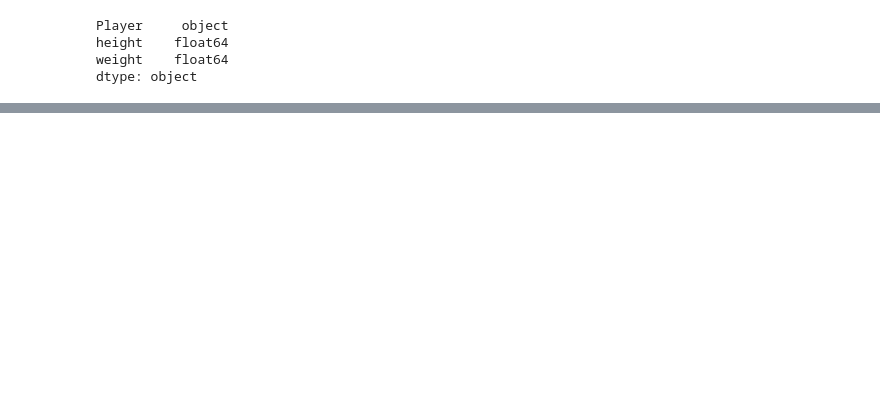
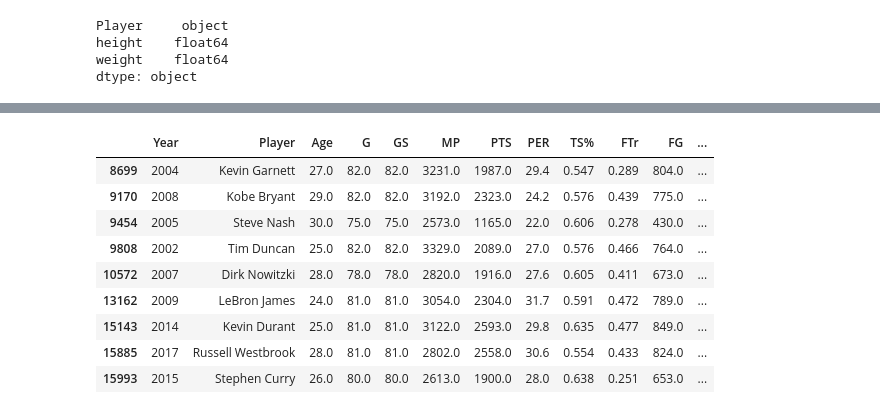
Before and after one commit to Monica-mcm/NBA_Final_Project, a Jupyter notebook: Resources/Database_cleaning.ipynb, the cells around one changed output, grey strips where cells are left out. Cells and saved outputs as stored; diff of their text form; code cells hidden in the pictures; blank space fills up the shorter version.

```diff
--- a/Resources/Database_cleaning.ipynb
+++ b/Resources/Database_cleaning.ipynb
@@ -102,6 +102,8 @@ new_players_df.head()
 # %%
 # Turn Player names into strings for both df
 new_season_stats_df['Player'] = new_season_stats_df['Player'].astype(str)
+new_season_stats_df['Year'].fillna(0, inplace=True)
+new_season_stats_df['Year'] = new_season_stats_df['Year'].astype(int)
 new_players_df['Player'] = new_players_df['Player'].astype(str)
 # %%
 # See type of variables in df's
@@ -195,0 +183,5 @@ dtype: int64
+# %%
+# MVP table
+mvp_players = "../Webcrapping/NBA_Webscrapping.csv"
+mvp_players_df = pd.read_csv(mvp_players)
+mvp_players_df
@@ -195,0 +202,4 @@ dtype: int64
+# %%
+# Do left join on complete data df
+df_with_mvp = complete_data_df.merge(mvp_players_df, how="left", left_on=['Year', 'Player'], right_on = ['Year', 'Players ok'])
+df_with_mvp.head()
@@ -195,0 +213,3 @@ dtype: int64
+# %%
+# Use lambda function to replace Player's ok column NaN value with 0 and replace MVP winner with 1
+df_with_mvp['Players ok'] = df_with_mvp['Players ok'].apply(lambda x: 1 if type(x) == str else 0)
@@ -195,0 +225,14 @@ dtype: int64
+# %%
+# Check if MVP title is assigned to the players
+df_with_mvp[df_with_mvp['Players ok'] ==1]
+# %% [output]
+|  | Year | Player | Age | G | GS | MP | PTS | PER | TS% | FTr | FG | ... |
+| 8699 | 2004 | Kevin Garnett | 27.0 | 82.0 | 82.0 | 3231.0 | 1987.0 | 29.4 | 0.547 | 0.289 | 804.0 | ... |
+| 9170 | 2008 | Kobe Bryant | 29.0 | 82.0 | 82.0 | 3192.0 | 2323.0 | 24.2 | 0.576 | 0.439 | 775.0 | ... |
+| 9454 | 2005 | Steve Nash | 30.0 | 75.0 | 75.0 | 2573.0 | 1165.0 | 22.0 | 0.606 | 0.278 | 430.0 | ... |
+| 9808 | 2002 | Tim Duncan | 25.0 | 82.0 | 82.0 | 3329.0 | 2089.0 | 27.0 | 0.576 | 0.466 | 764.0 | ... |
+| 10572 | 2007 | Dirk Nowitzki | 28.0 | 78.0 | 78.0 | 2820.0 | 1916.0 | 27.6 | 0.605 | 0.411 | 673.0 | ... |
+| 13162 | 2009 | LeBron James | 24.0 | 81.0 | 81.0 | 3054.0 | 2304.0 | 31.7 | 0.591 | 0.472 | 789.0 | ... |
+| 15143 | 2014 | Kevin Durant | 25.0 | 81.0 | 81.0 | 3122.0 | 2593.0 | 29.8 | 0.635 | 0.477 | 849.0 | ... |
+| 15885 | 2017 | Russell Westbrook | 28.0 | 81.0 | 81.0 | 2802.0 | 2558.0 | 30.6 | 0.554 | 0.433 | 824.0 | ... |
+| 15993 | 2015 | Stephen Curry | 26.0 | 80.0 | 80.0 | 2613.0 | 1900.0 | 28.0 | 0.638 | 0.251 | 653.0 | ... |
```
Also changed, not shown: parts of 8 cells of this notebook, 2 other files.
